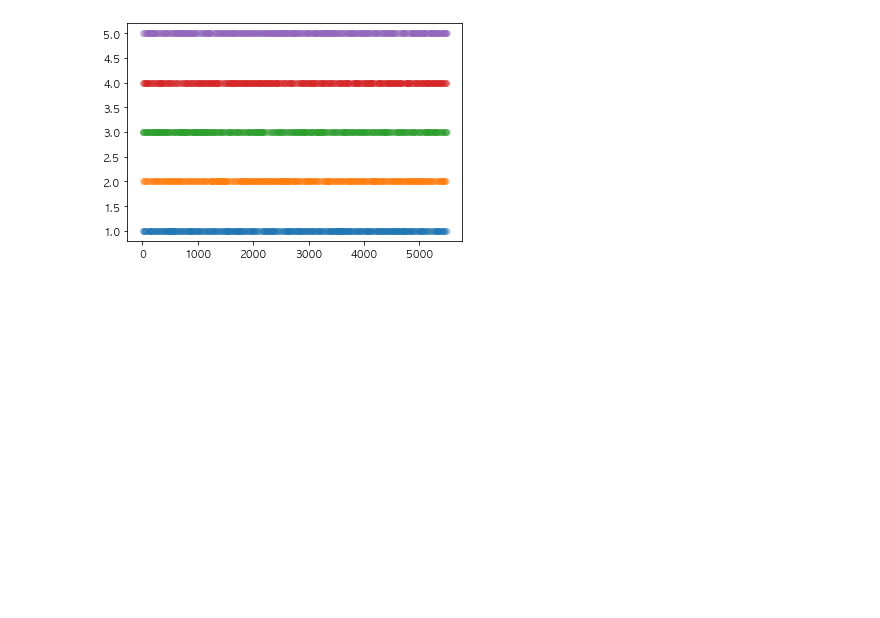
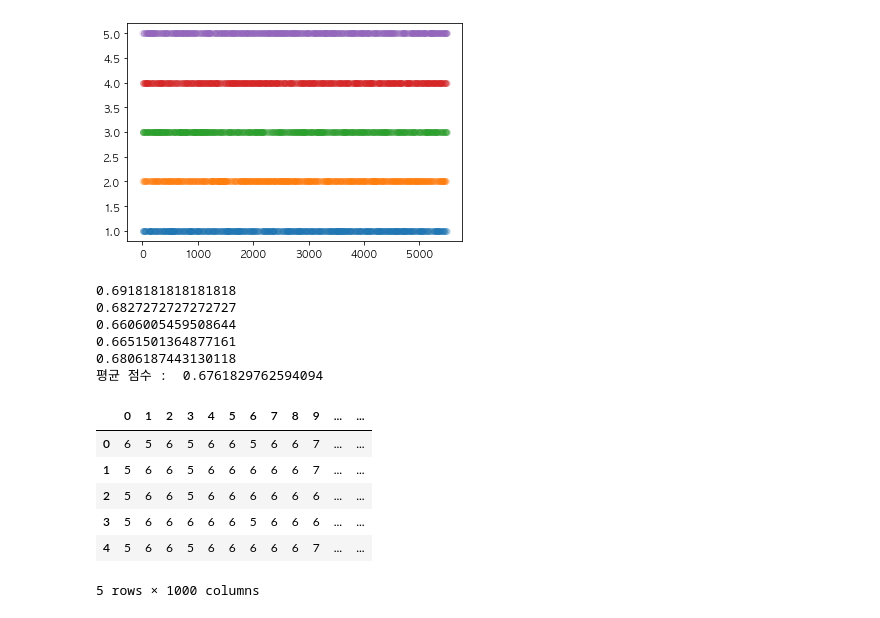
Before and after one commit to rileyko/AIPractice, a Jupyter notebook: Dacon_Python_DL/WineClassification.ipynb, the cells around one changed output. Cells and saved outputs as stored; diff of their text form; code cells hidden in the pictures; blank space fills up the shorter version.

```diff
--- a/Dacon_Python_DL/WineClassification.ipynb
+++ b/Dacon_Python_DL/WineClassification.ipynb
@@ -367,0 +370,5 @@ plt.show()
+# %%
+# "kf"라는 변수에 KFold를 지정
+# n_splits는 5, shuffle은 True, random_state는 0으로 설정해주세요
+
+kf = KFold(n_splits=5, shuffle=True, random_state=0)
@@ -367,0 +416,55 @@ plt.show()
+# %%
+# 앞의 문제에 이어서 반복문 속에서 accuracy_score를 이용해, 모델이 어느정도의 예측 성능이 나올지 확인해봅시다.
+# 그리고 "valid_prediction"의 점수를 scores에 저장 해봅시다.
+# 반복문에서 빠져나온 후에 np.mean()을 활용해 평균 점수를 예측해봅시다.
+
+for train_idx, valid_idx in kf.split(X,y) :
+  X_tr = X.iloc[train_idx]
+  y_tr = y.iloc[train_idx]
+
+  X_val = X.iloc[valid_idx]
+  y_val = y.iloc[valid_idx]
+
+  model.fit(X_tr, y_tr)
+
+  valid_prediction = model.predict(X_val)
+  score = accuracy_score(y_val, valid_prediction)
+  valid_scores.append(score)
+  print(score)
+print('평균 점수 : ', np.mean(valid_scores))
+# %% [output]
+0.6918181818181818
+0.6827272727272727
+0.6606005459508644
+0.6651501364877161
+0.6806187443130118
+평균 점수 :  0.6761829762594094
+# %%
+# 이제 어느정도의 성능이 나올지 알게 되었으니, 반복문 속에서 test를 예측해 "test_prediction"이라는 변수에 지정해봅시다.
+# test_prediction을 지정했다면, "test_precitions"라는 빈 리스트에 넣어줍시다.
+
+for train_idx, valid_idx in kf.split(X,y) :
+  X_tr = X.iloc[train_idx]
+  y_tr = y.iloc[train_idx]
+
+  X_val = X.iloc[valid_idx]
+  y_val = y.iloc[valid_idx]
+
+  model.fit(X_tr, y_tr)
+
+  test_prediction = model.predict(test.drop(columns = ['index']))
+  test_predictions.append(test_prediction)
+# %%
+# 이제 결과 값을 만들어 보겠습니다.
+# "test_precitions"를 Data Frame으로 만들어주세요.
+
+test_predictions = pd.DataFrame(test_predictions)
+test_predictions
+# %% [output]
+|  | 0 | 1 | 2 | 3 | 4 | 5 | 6 | 7 | 8 | 9 | ... | ... |
+| 0 | 6 | 5 | 6 | 5 | 6 | 6 | 5 | 6 | 6 | 7 | ... | ... |
+| 1 | 5 | 6 | 6 | 5 | 6 | 6 | 6 | 6 | 6 | 7 | ... | ... |
+| 2 | 5 | 6 | 6 | 5 | 6 | 6 | 6 | 6 | 6 | 6 | ... | ... |
+| 3 | 5 | 6 | 6 | 6 | 6 | 6 | 5 | 6 | 6 | 6 | ... | ... |
+| 4 | 5 | 6 | 6 | 5 | 6 | 6 | 6 | 6 | 6 | 7 | ... | ... |
+5 rows × 1000 columns
```
Also changed, not shown: parts of 18 cells of this notebook, 2 other files.
